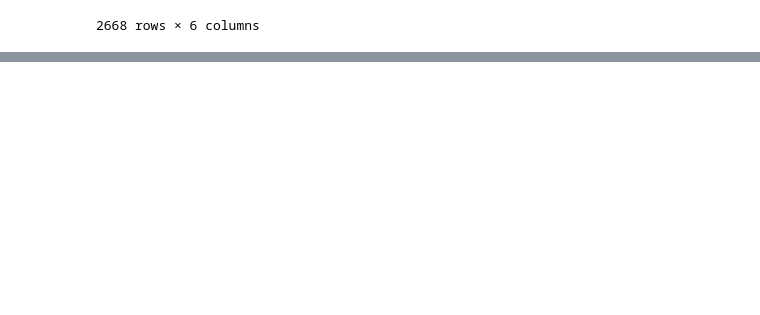
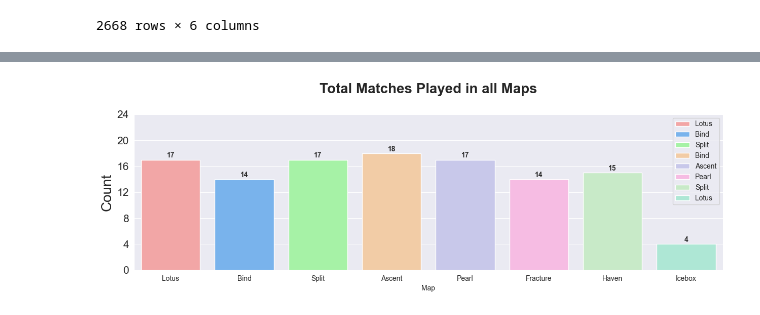
Before and after one commit to SoRaz049/DataAnalysisProjects, a Jupyter notebook: Valorant Tournament Analysis/vct_2023_analysis.ipynb, the cells around one changed output, grey strips where cells are left out. Cells and saved outputs as stored; diff of their text form; code cells hidden in the pictures; blank space fills up the shorter version.

```diff
--- a/Valorant Tournament Analysis/vct_2023_analysis.ipynb
+++ b/Valorant Tournament Analysis/vct_2023_analysis.ipynb
@@ -192,0 +192,3 @@ plt.show()
+# %%
+df_maps = pd.read_csv("vct_2023_maps_stats.csv")
+df_maps.head()
@@ -192,0 +217,4 @@ plt.show()
+# %%
+df_map_filter = df_maps[df_maps['Tournament'].str.contains(filter, na = False)]
+df_maps['Tournament'] = df_map_filter['Tournament']
+df_maps
@@ -192,0 +235,4 @@ plt.show()
+# %%
+df_maps = df_maps.dropna().reset_index(drop=True)
+df_maps = df_maps.drop(df_maps[df_maps['Map'] == 'All Maps'].index)
+df_maps
@@ -192,0 +253,25 @@ plt.show()
+# %%
+import matplotlib.pyplot as plt
+import seaborn as sns
+from matplotlib.ticker import MaxNLocator
+
+plt.figure(figsize=(15, 4))
+sns.set_style("darkgrid")
+ax = sns.countplot(data=df_maps, x='Map', palette=eight_color_palette)
+
+# Set y-axis to display only integers
+ax.yaxis.set_major_locator(MaxNLocator(integer=True))
+
+# Adding text labels on top of each bar
+for p in ax.patches:
+    height = p.get_height()
+    # Convert height to an integer and set it as the label
+    ax.text(p.get_x() + p.get_width() / 2., height + 0.1, f'{int(height)}', ha='center', va='bottom', fontweight = 'bold')
+
+plt.title('Total Matches Played in all Maps', fontsize=20, fontweight='bold', pad=30)
+plt.yticks(np.arange(0, 25, 4), fontsize = 15)
+plt.legend(labels=df_maps['Map'])
+plt.ylabel("Count", fontsize = 20)
+plt.show()
+# %% [output]
+[figure, added]
```
Also changed, not shown: parts of 7 cells of this notebook.
